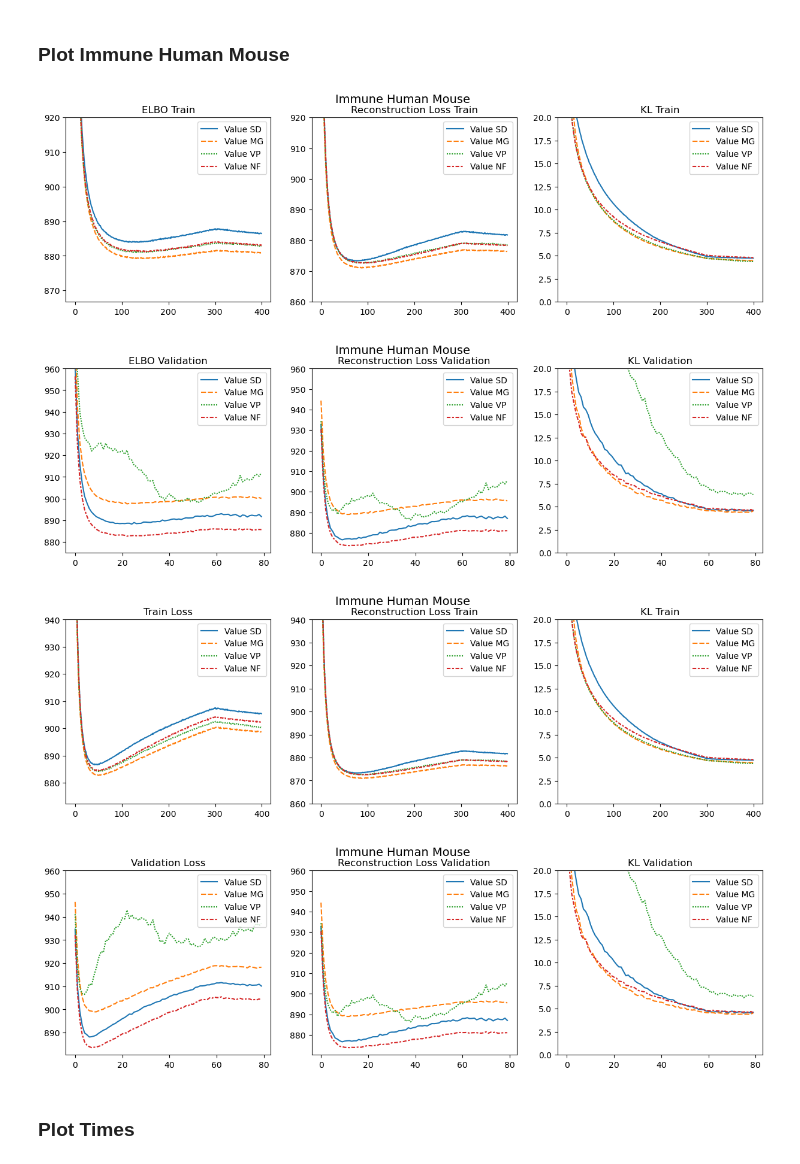
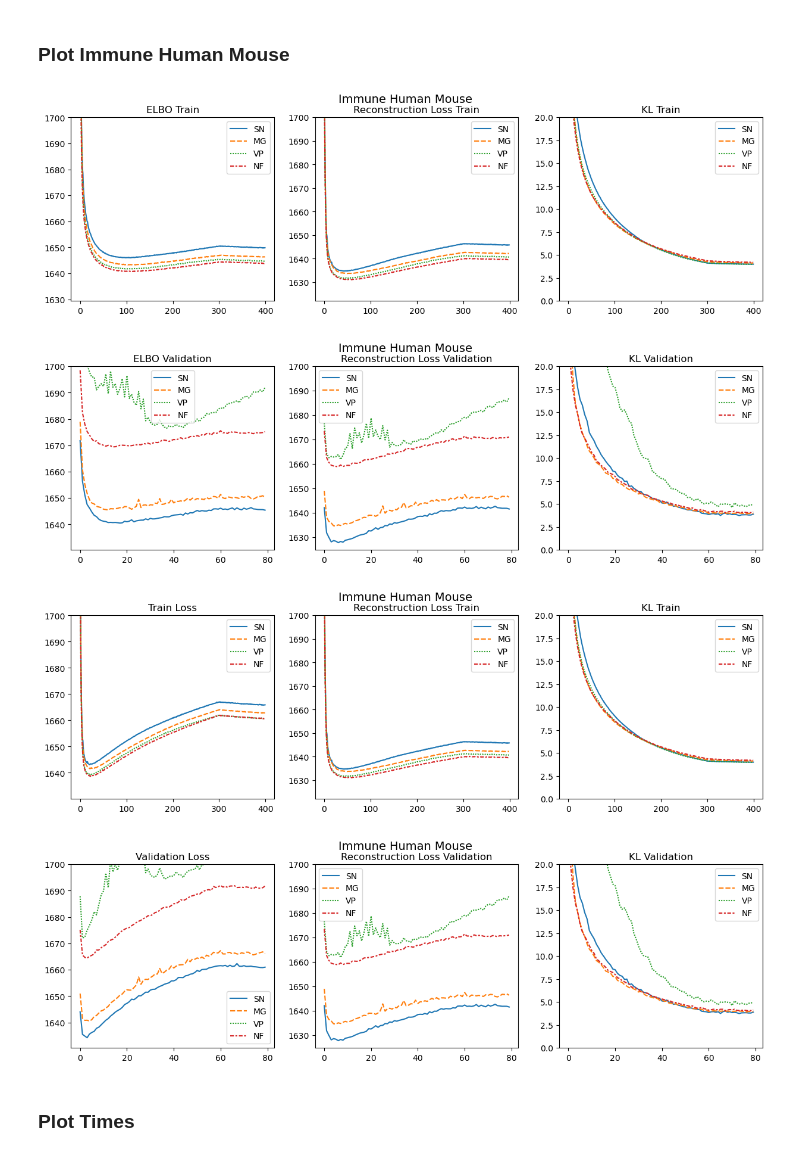
Before and after one commit to LeanderDiazBone/BachelorThesis, a Jupyter notebook: benchmarkScripts/training_plots.ipynb, the cells around one changed output. Cells and saved outputs as stored; diff of their text form; code cells hidden in the pictures.

```diff
--- a/benchmarkScripts/training_plots.ipynb
+++ b/benchmarkScripts/training_plots.ipynb
@@ -11,11 +11,11 @@ def makeDataFrame(metric, name):
     dfVP = pd.read_csv(f"Training_Losses_Times/Data/{metric}/vamp{name}_version_0.csv")
     dfNF = pd.read_csv(f"Training_Losses_Times/Data/{metric}/flow{name}_version_0.csv")
     df = dfSD.copy()
-    df = df.drop(["Wall time","Step","Value"],axis=1)
-    df["Value SD"] = dfSD["Value"]
-    df["Value MG"] = dfMG["Value"]
-    df["Value VP"] = dfVP["Value"]
-    df["Value NF"] = dfNF["Value"]
+    df = df.drop(["Step","Value"],axis=1)
+    df["SN"] = dfSD["Value"]
+    df["MG"] = dfMG["Value"]
+    df["VP"] = dfVP["Value"]
+    df["NF"] = dfNF["Value"]
     df["Relative Time SD"] = dfSD["Wall time"]-dfSD["Wall time"][0]
     df["Relative Time MG"] = dfMG["Wall time"]-dfMG["Wall time"][0]
     df["Relative Time VP"] = dfVP["Wall time"]-dfVP["Wall time"][0]
@@ -26,18 +26,18 @@ def getDataFramesMetric(metric):
     dfLung = makeDataFrame(metric,"LungBench")
     dfPan = makeDataFrame(metric,"PanBench")
     dfImm = makeDataFrame(metric,"ImmBench")
-    dfMou = makeDataFrame(metric,"LungBench")
+    dfMou = makeDataFrame(metric,"MouBench")
     return dfLung, dfPan, dfImm, dfMou
 # %%
 def plotThree(df1,df2,df3,tit1,tit2,tit3,title,ylim1=960,ylim2=20):
     fig, axes = plt.subplots(1,3,figsize=(15,4))
-    plot1 = sns.lineplot(df1[["Value SD","Value MG","Value VP","Value NF"]],ax=axes[0])
+    plot1 = sns.lineplot(df1[["SN","MG","VP","NF"]],ax=axes[0])
     plot1.set(ylim = (None, ylim1))
     plot1.set_title(tit1)
-    plot2 = sns.lineplot(df2[["Value SD","Value MG","Value VP","Value NF"]],ax=axes[2])
+    plot2 = sns.lineplot(df2[["SN","MG","VP","NF"]],ax=axes[2])
     plot2.set(ylim = (0, ylim2))
     plot2.set_title(tit2)
-    plot3 = sns.lineplot(df3[["Value SD","Value MG","Value VP","Value NF"]],ax=axes[1])
+    plot3 = sns.lineplot(df3[["SN","MG","VP","NF"]],ax=axes[1])
     plot3.set(ylim = (None, ylim1))
     plot3.set_title(tit3)
     fig.suptitle(title, fontsize=14)
@@ -93,14 +93,14 @@ allPlots(dfImm_ELBOtrain,dfImm_ELBO_validation,dfImm_KL_local_train, dfImm_KL_lo
 # %% [markdown]
 ### Plot Immune Human Mouse
 # %%
-ylim1 = [920,960,940,960]
+ylim1 = [1700,1700,1700,1700]
 ylim2 = [20,20,20,20]
 allPlots(dfMou_ELBOtrain,dfMou_ELBO_validation,dfMou_KL_local_train,dfMou_KL_local_validation,dfMou_reconstruction_loss_train,dfMou_reconstruction_loss_validation,dfMou_train_loss_epoch,dfMou_validation_loss,"Immune Human Mouse",ylim1,ylim2)
 # %% [output]
-[figure, old version]
+[figure, new version]
-[figure, old version]
+[figure, new version]
-[figure, old version]
+[figure, new version]
-[figure, old version]
+[figure, new version]
 # %% [markdown]
 ### Plot Times
 # %%
```
Also changed, not shown: parts of 6 cells of this notebook, 46 other files.
